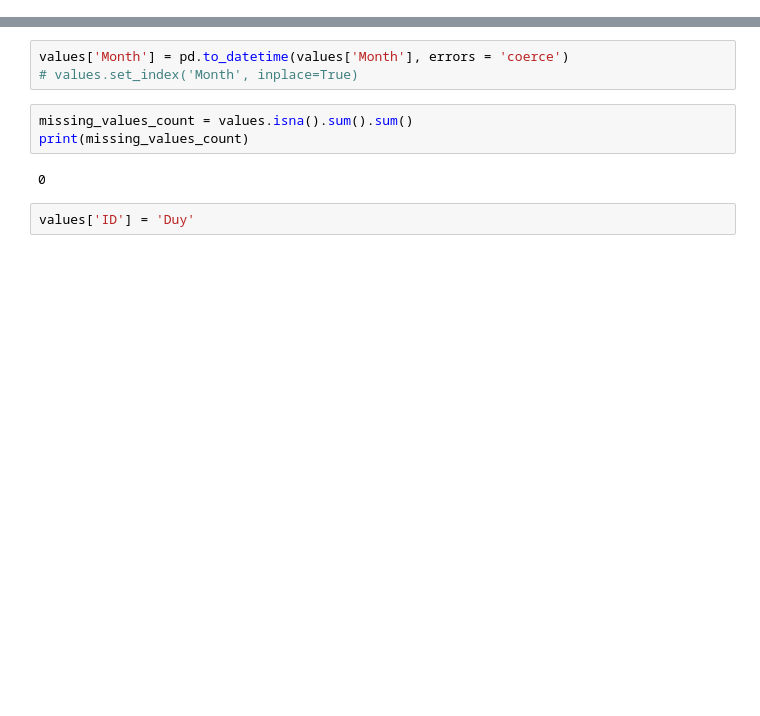
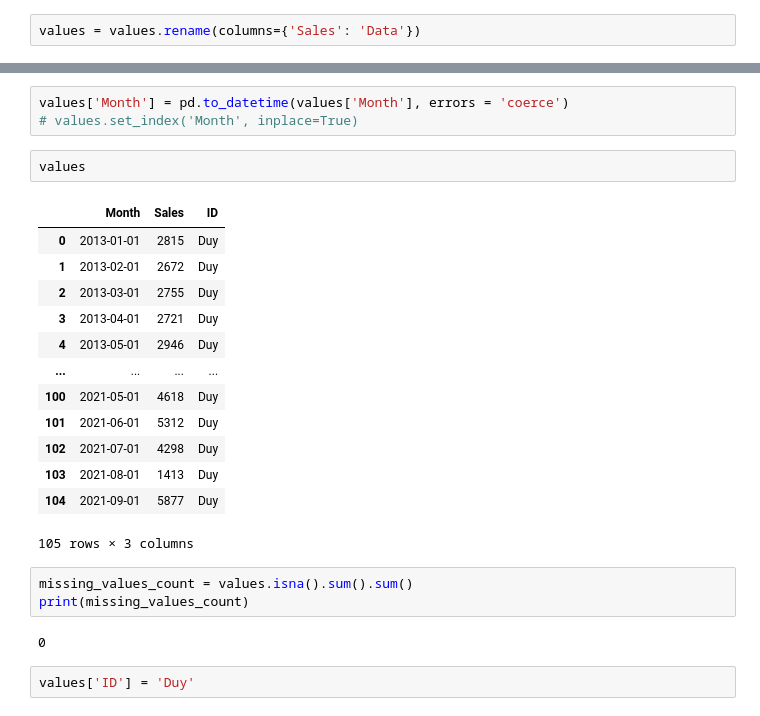
Before and after one commit to duyy1805/DoAn1, a Jupyter notebook: server/core/DataVisualization.ipynb, the cells around one changed output, grey strips where cells are left out. Cells and saved outputs as stored; diff of their text form; blank space fills up the shorter version.

```diff
--- a/server/core/DataVisualization.ipynb
+++ b/server/core/DataVisualization.ipynb
@@ -10,3 +10,5 @@ from pmdarima.arima import ADFTest
 from tsfresh import extract_features
 # %%
 values = read_csv("../../Time_series_data.csv")
+# %%
+values = values.rename(columns={'Sales': 'Data'})
@@ -13,6 +29,22 @@ values = read_csv("../../Time_series_data.csv")
 # %%
 values['Month'] = pd.to_datetime(values['Month'], errors = 'coerce')
 # values.set_index('Month', inplace=True)
+# %%
+values
+# %% [output]
+|  | Month | Sales | ID |
+| 0 | 2013-01-01 | 2815 | Duy |
+| 1 | 2013-02-01 | 2672 | Duy |
+| 2 | 2013-03-01 | 2755 | Duy |
+| 3 | 2013-04-01 | 2721 | Duy |
+| 4 | 2013-05-01 | 2946 | Duy |
+| ... | ... | ... | ... |
+| 100 | 2021-05-01 | 4618 | Duy |
+| 101 | 2021-06-01 | 5312 | Duy |
+| 102 | 2021-07-01 | 4298 | Duy |
+| 103 | 2021-08-01 | 1413 | Duy |
+| 104 | 2021-09-01 | 5877 | Duy |
+105 rows × 3 columns
 # %%
 missing_values_count = values.isna().sum().sum()
 print(missing_values_count)
```
Also changed, not shown: parts of 9 cells of this notebook, 5 other files.
